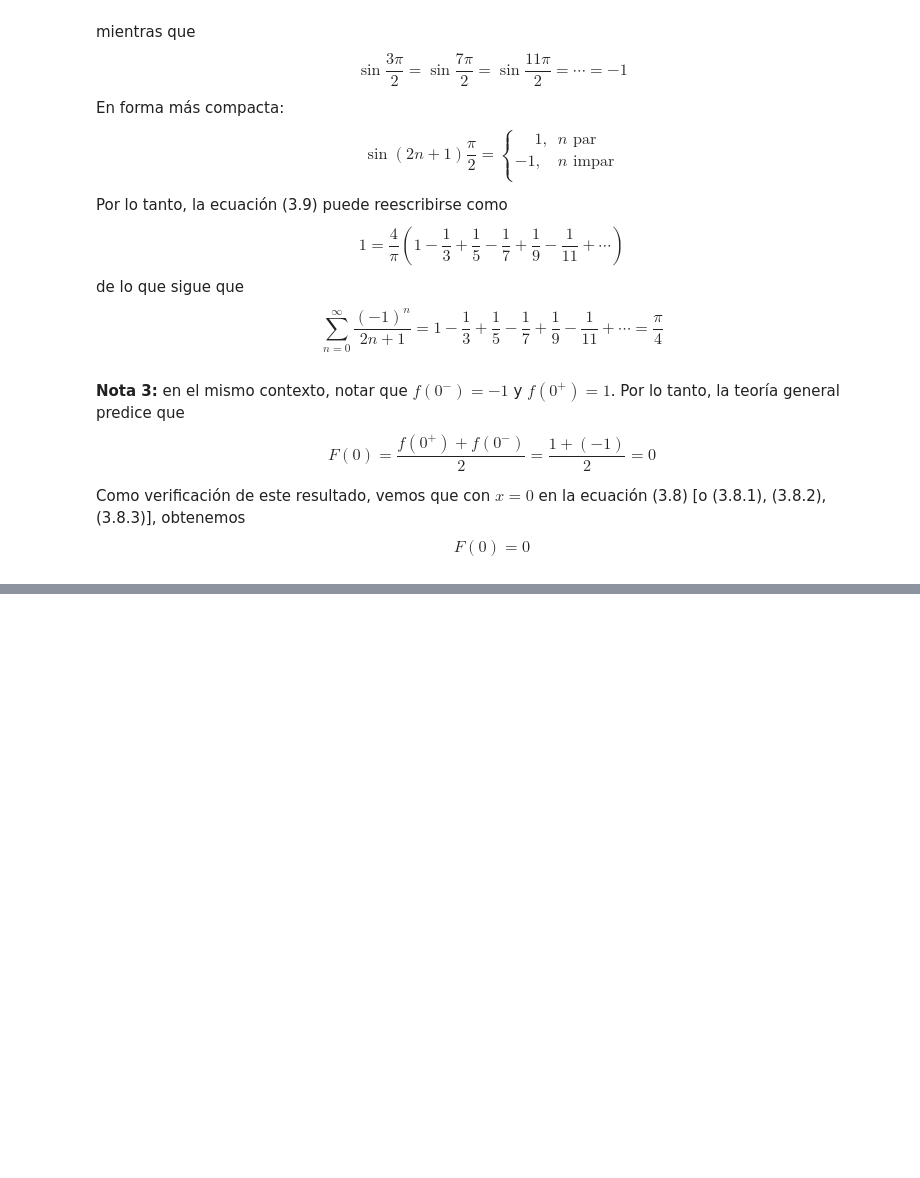
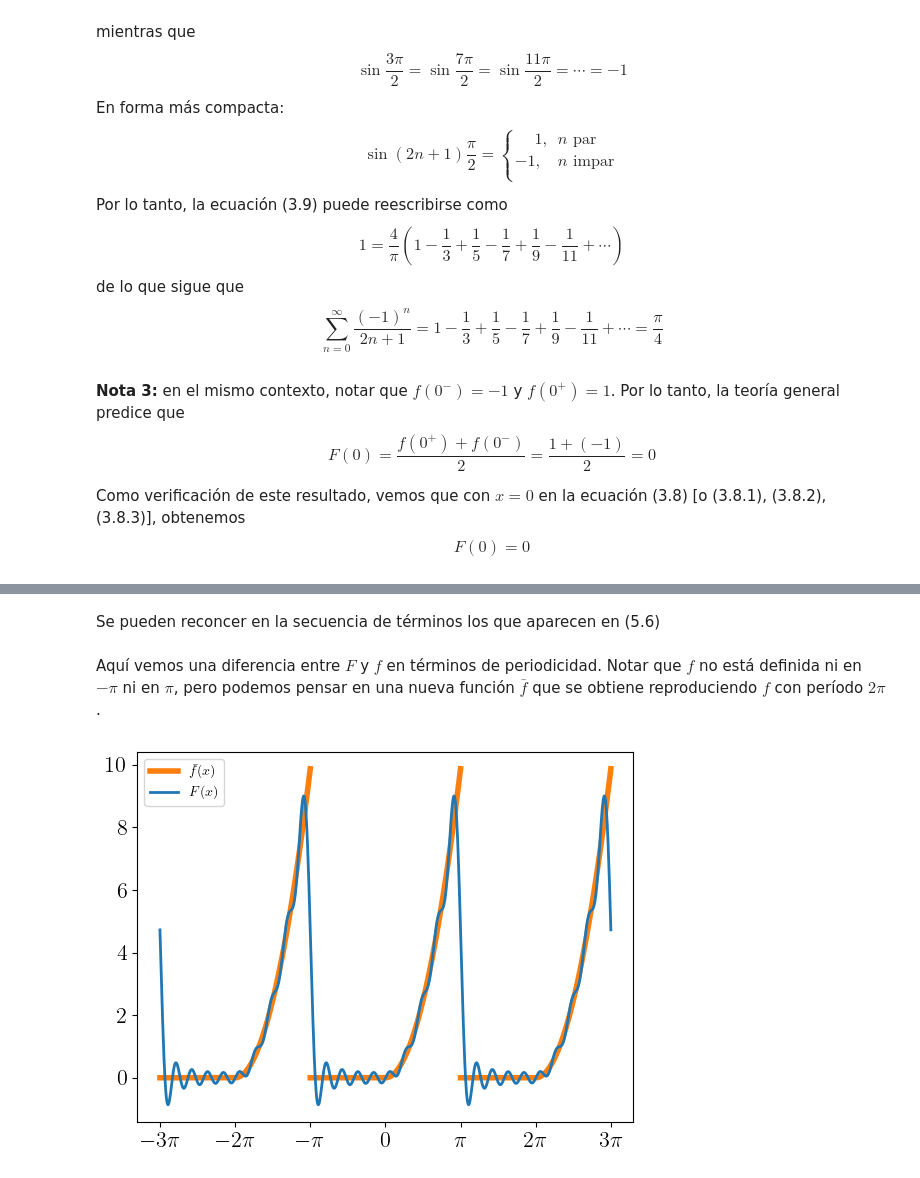
Before and after one commit to manuxch/calculo_avanzado, a Jupyter notebook: fourier/clase_03/code/practica_03.ipynb, the cells around one changed output, grey strips where cells are left out. Drawn from its saved outputs; the diff is of its cells as text; code cells hidden in the pictures; blank space fills up the shorter version.

```diff
--- a/fourier/clase_03/code/practica_03.ipynb
+++ b/fourier/clase_03/code/practica_03.ipynb
@@ -455,0 +627,4 @@ $$ F(0) = 0 $$
+# %%
+x = symbols('x', real=True)
+n = symbols('n', integer=True, positive=True)  # Positive para descartar n = 0
+integrate(x**2 * cos(n * x), (x, 0, pi))
@@ -455,0 +671,4 @@ $$ F(0) = 0 $$
+# %%
+f = Piecewise((0, x < 0), (x**2, True)) # True significa: de otro modo
+F = fourier_series(f, (x, -pi, pi))
+F.truncate(n=7)
@@ -455,0 +677,23 @@ $$ F(0) = 0 $$
+# %% [markdown]
+Se pueden reconcer en la secuencia de términos los que aparecen en (5.6)
+# %% [markdown]
+Aquí vemos una diferencia entre $F$ y $f$ en términos de periodicidad. Notar que $f$ no está definida ni en $-\pi$ ni en $\pi$, pero podemos pensar en una nueva función $\bar{f}$ que se obtiene reproduciendo $f$ con período $2 \pi$.
+# %%
+f_np = lambdify(x, f, 'numpy')
+F_np = lambdify(x, F.truncate(n=10), 'numpy')  # tomamos los primeros 10 términos de la serie de Fourier
+# %%
+fig, ax = plt.subplots()
+x_n = np.linspace(-np.pi, np.pi, 300)
+x_ext = np.linspace(-3 * np.pi, 3 * np.pi, 1000)
+y = f_np(x_n)
+Y = F_np(x_ext)
+plt.plot(x_n, y, lw=4, c='tab:orange', label=r"$\bar{f}(x)$")
+plt.plot(x_n + 2 * np.pi, y, c='tab:orange', lw=4) # extensión de f en (pi, 3 pi)
+plt.plot(x_n - 2 * np.pi, y, c='tab:orange', lw=4) # extensión de f en (-3 pi, -pi)
+plt.plot(x_ext, Y, label=r"$F(x)$")
+ax.set_xticks([-3 * np.pi, -2 * np.pi, -np.pi, 0, np.pi, 2 * np.pi, 3 * np.pi])
+ax.set_xticklabels(['$-3 \pi$', '$-2 \pi$','$-\pi$','$0$', '$\pi$', '$2 \pi$','$3 \pi$'])
+plt.legend()
+plt.show()
+# %% [output]
+[figure, added]
```
Also changed, not shown: parts of 49 cells of this notebook, 5 other files.
